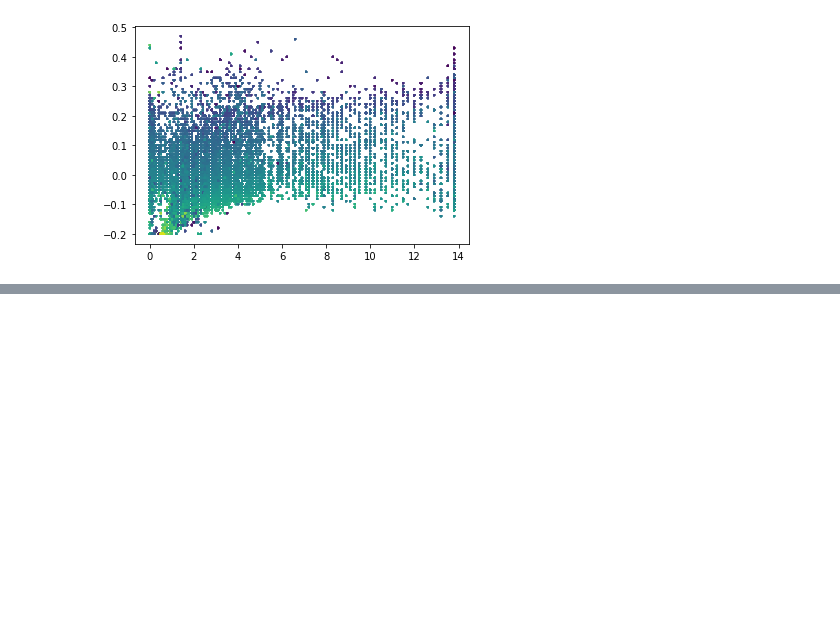
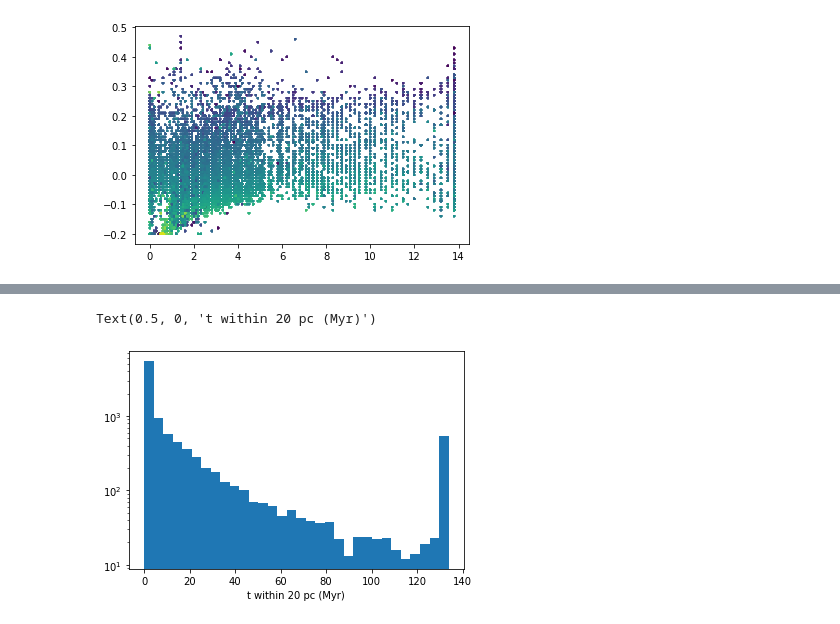
Before and after one commit to caganze/J1624, a Jupyter notebook: notebooks/kinematics.ipynb, the cells around one changed output, grey strips where cells are left out. Cells and saved outputs as stored; diff of their text form; code cells hidden in the pictures; blank space fills up the shorter version.

```diff
--- a/notebooks/kinematics.ipynb
+++ b/notebooks/kinematics.ipynb
@@ -153,0 +218,2 @@ mask2= np.logical_and(mask, data['FEH_ERR'] <0.2)
+# %%
+total_time= weights.T @ orbits.t.value.flatten()/(NPOINTS)
@@ -153,0 +229,14 @@ mask2= np.logical_and(mask, data['FEH_ERR'] <0.2)
+# %%
+fig, ax=plt.subplots()
+#for idx in np.random.choice(np.arange(0, 9000), 5000):
+h=ax.hist(total_time, bins=32, log=True)
+#ax.fill_between(orbits.t.value, mean_z - std_z, mean_z + std_z, alpha=0.2,
+#                color='r')
+#ax.axhline(coord.cartesian.z.to(u.pc).value)
+
+plt.xlabel('t within 20 pc (Myr)')
+#plt.ylabel(r' <|Z|> (pc)')
+#plt.xscale('log')
+# %% [output]
+Text(0.5, 0, 't within 20 pc (Myr)')
+[figure, added]
```
Also changed, not shown: parts of 39 cells of this notebook, 12 other files.
